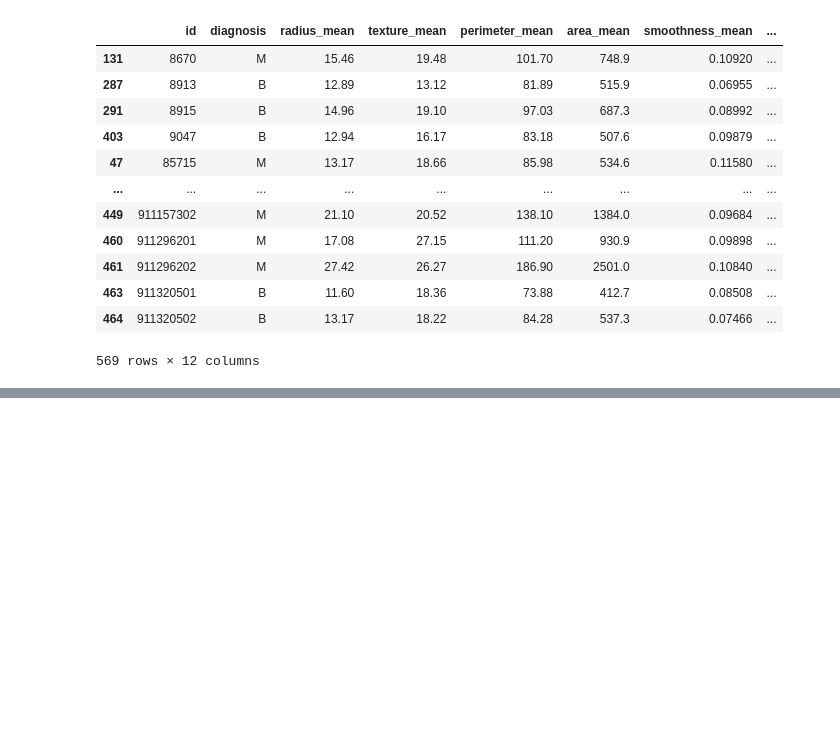
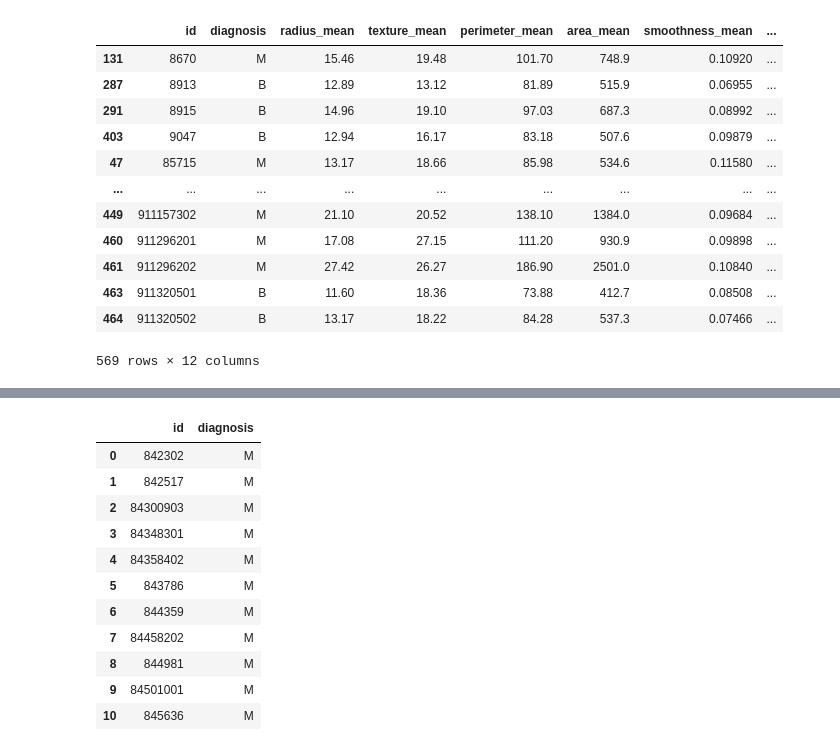
Before and after one commit to DeepanshuPasrija/Python02082021, a Jupyter notebook: pandas.ipynb, the cells around one changed output, grey strips where cells are left out. Cells and saved outputs as stored; diff of their text form; code cells hidden in the pictures; blank space fills up the shorter version.

```diff
--- a/pandas.ipynb
+++ b/pandas.ipynb
@@ -165,0 +202,15 @@ filteredData.sort_values(by="",ascending=True)
+# %%
+filteredData.loc[:10,["id","diagnosis"]]
+# %% [output]
+|  | id | diagnosis |
+| 0 | 842302 | M |
+| 1 | 842517 | M |
+| 2 | 84300903 | M |
+| 3 | 84348301 | M |
+| 4 | 84358402 | M |
+| 5 | 843786 | M |
+| 6 | 844359 | M |
+| 7 | 84458202 | M |
+| 8 | 844981 | M |
+| 9 | 84501001 | M |
+| 10 | 845636 | M |
```
Also changed, not shown: parts of 5 cells of this notebook.
